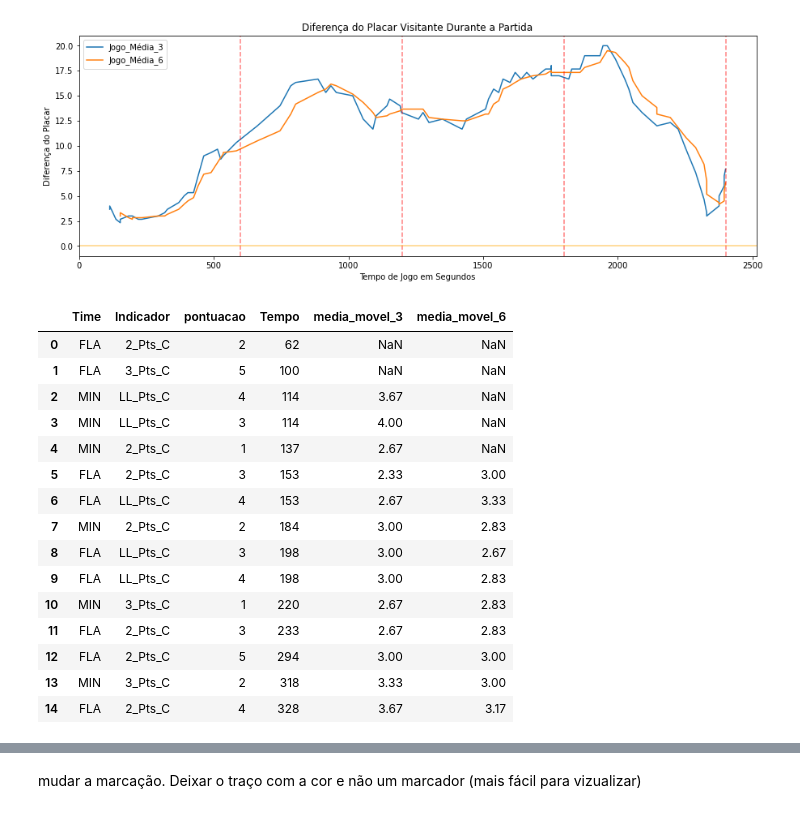
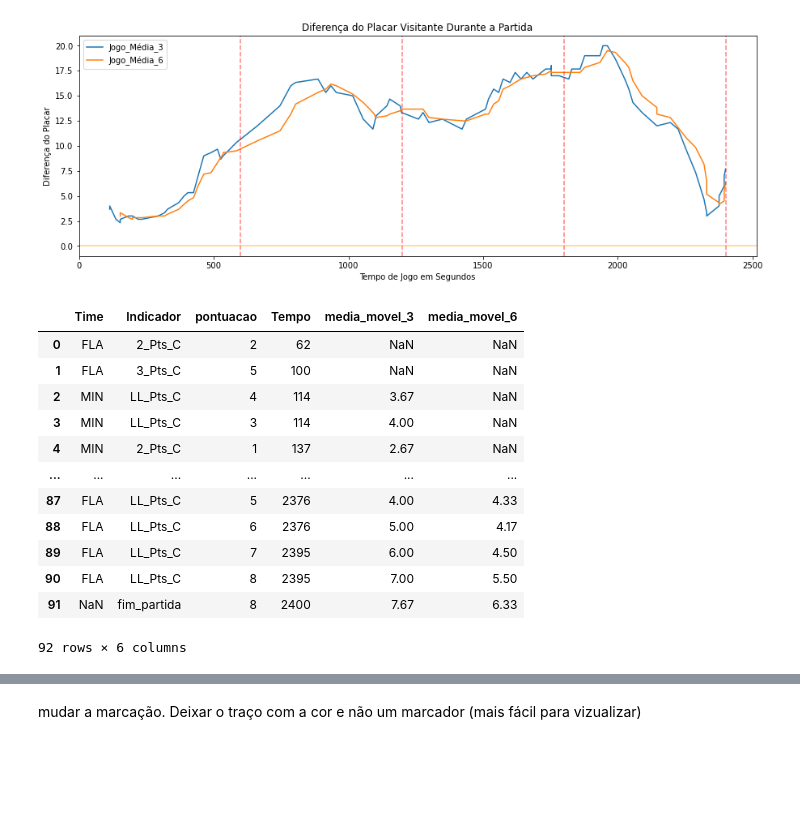
Before and after one commit to Rafael-Prochnow/Analise-descritiva-para-um-time, a Jupyter notebook: Jogada_Jogada.ipynb, the cells around one changed output, grey strips where cells are left out. Drawn from its saved outputs; the diff is of its cells as text; code cells hidden in the pictures; blank space fills up the shorter version.

```diff
--- a/Jogada_Jogada.ipynb
+++ b/Jogada_Jogada.ipynb
@@ -325,27 +295,24 @@ plt.axhline(0, color='orange', label=pontuacao.index, alpha=0.5)
 # %%
 # Criar um novo dataFrame para todas as datas
 data = pd.DataFrame()
 data['Time'] = pontuacao['Time']
 data['Indicador'] = pontuacao['Indicador']
 data['pontuacao'] = pontuacao['dif_visitante']
 data['Tempo'] = pontuacao['Tempo']
 data['media_movel_3'] = media_movel_3['dif_visitante']
 data['media_movel_6'] = media_movel_6['dif_visitante']
-data.head(15)
+data
 # %% [output]
 |  | Time | Indicador | pontuacao | Tempo | media_movel_3 | media_movel_6 |
 | 0 | FLA | 2_Pts_C | 2 | 62 | NaN | NaN |
 | 1 | FLA | 3_Pts_C | 5 | 100 | NaN | NaN |
 | 2 | MIN | LL_Pts_C | 4 | 114 | 3.67 | NaN |
 | 3 | MIN | LL_Pts_C | 3 | 114 | 4.00 | NaN |
 | 4 | MIN | 2_Pts_C | 1 | 137 | 2.67 | NaN |
-| 5 | FLA | 2_Pts_C | 3 | 153 | 2.33 | 3.00 |
-| 6 | FLA | LL_Pts_C | 4 | 153 | 2.67 | 3.33 |
-| 7 | MIN | 2_Pts_C | 2 | 184 | 3.00 | 2.83 |
-| 8 | FLA | LL_Pts_C | 3 | 198 | 3.00 | 2.67 |
-| 9 | FLA | LL_Pts_C | 4 | 198 | 3.00 | 2.83 |
-| 10 | MIN | 3_Pts_C | 1 | 220 | 2.67 | 2.83 |
-| 11 | FLA | 2_Pts_C | 3 | 233 | 2.67 | 2.83 |
-| 12 | FLA | 2_Pts_C | 5 | 294 | 3.00 | 3.00 |
-| 13 | MIN | 3_Pts_C | 2 | 318 | 3.33 | 3.00 |
-| 14 | FLA | 2_Pts_C | 4 | 328 | 3.67 | 3.17 |
+| ... | ... | ... | ... | ... | ... | ... |
+| 87 | FLA | LL_Pts_C | 5 | 2376 | 4.00 | 4.33 |
+| 88 | FLA | LL_Pts_C | 6 | 2376 | 5.00 | 4.17 |
+| 89 | FLA | LL_Pts_C | 7 | 2395 | 6.00 | 4.50 |
+| 90 | FLA | LL_Pts_C | 8 | 2395 | 7.00 | 5.50 |
+| 91 | NaN | fim_partida | 8 | 2400 | 7.67 | 6.33 |
+92 rows × 6 columns
```
Also changed, not shown: parts of 29 cells of this notebook.
